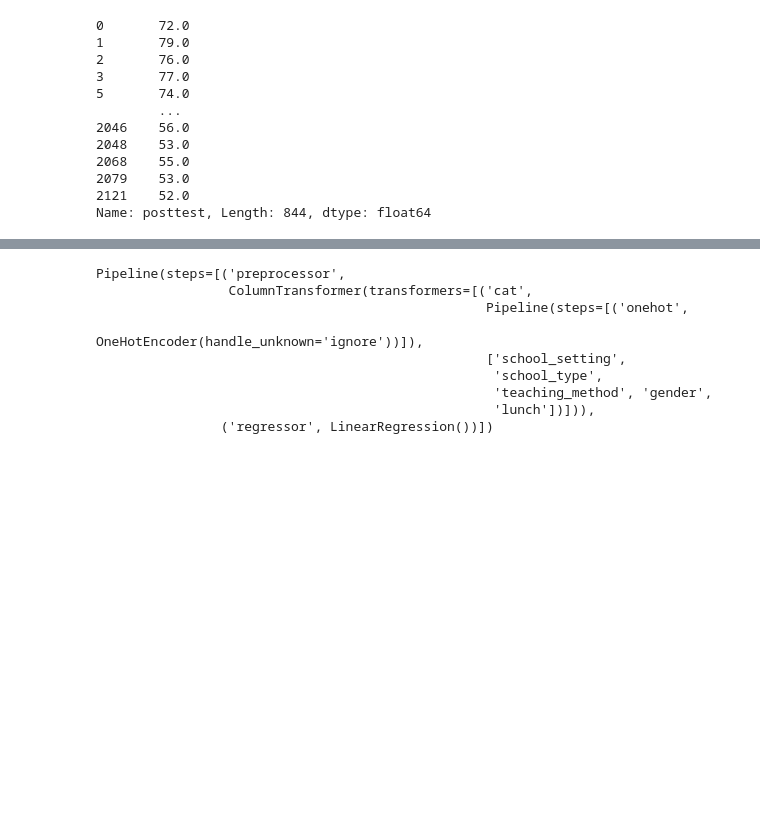
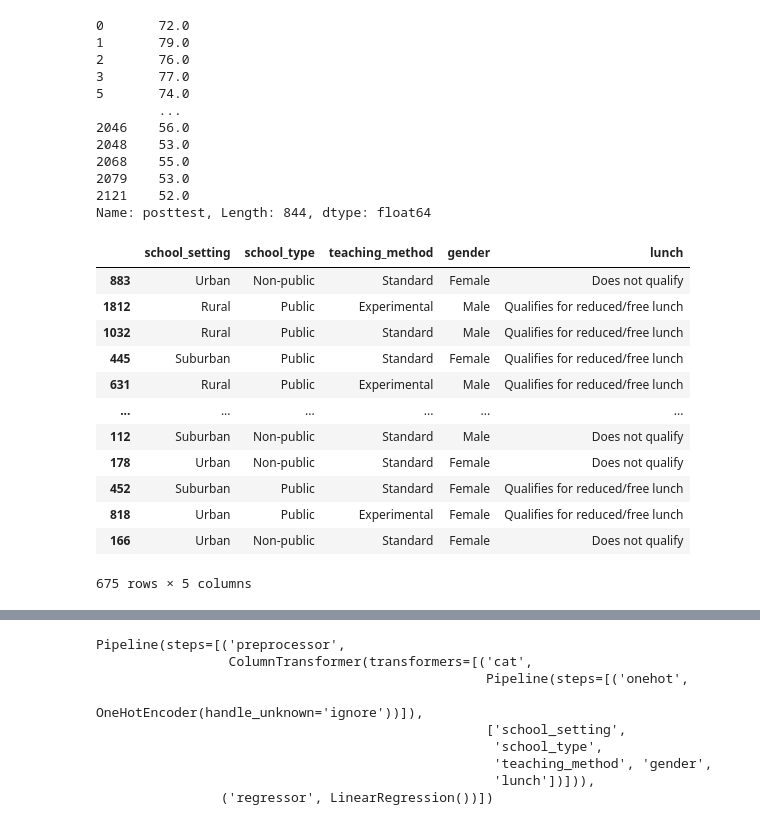
Before and after one commit to 4GeeksAcademy/nicholasdetriomlwebapp, a Jupyter notebook: src/explore.ipynb, the cells around one changed output, grey strips where cells are left out. Saved outputs shown, nothing was run; the diff lists cells and outputs as text; code cells hidden in the pictures; blank space fills up the shorter version.

```diff
--- a/src/explore.ipynb
+++ b/src/explore.ipynb
@@ -160,3 +160,19 @@ y
 2079    53.0
 2121    52.0
 Name: posttest, Length: 844, dtype: float64
+# %%
+X_train
+# %% [output]
+|  | school_setting | school_type | teaching_method | gender | lunch |
+| 883 | Urban | Non-public | Standard | Female | Does not qualify |
+| 1812 | Rural | Public | Experimental | Male | Qualifies for reduced/free lunch |
+| 1032 | Rural | Public | Standard | Male | Qualifies for reduced/free lunch |
+| 445 | Suburban | Public | Standard | Female | Qualifies for reduced/free lunch |
+| 631 | Rural | Public | Experimental | Male | Qualifies for reduced/free lunch |
+| ... | ... | ... | ... | ... | ... |
+| 112 | Suburban | Non-public | Standard | Male | Does not qualify |
+| 178 | Urban | Non-public | Standard | Female | Does not qualify |
+| 452 | Suburban | Public | Standard | Female | Qualifies for reduced/free lunch |
+| 818 | Urban | Public | Experimental | Female | Qualifies for reduced/free lunch |
+| 166 | Urban | Non-public | Standard | Female | Does not qualify |
+675 rows × 5 columns
```
Also changed, not shown: parts of 7 cells of this notebook, 2 other files.
